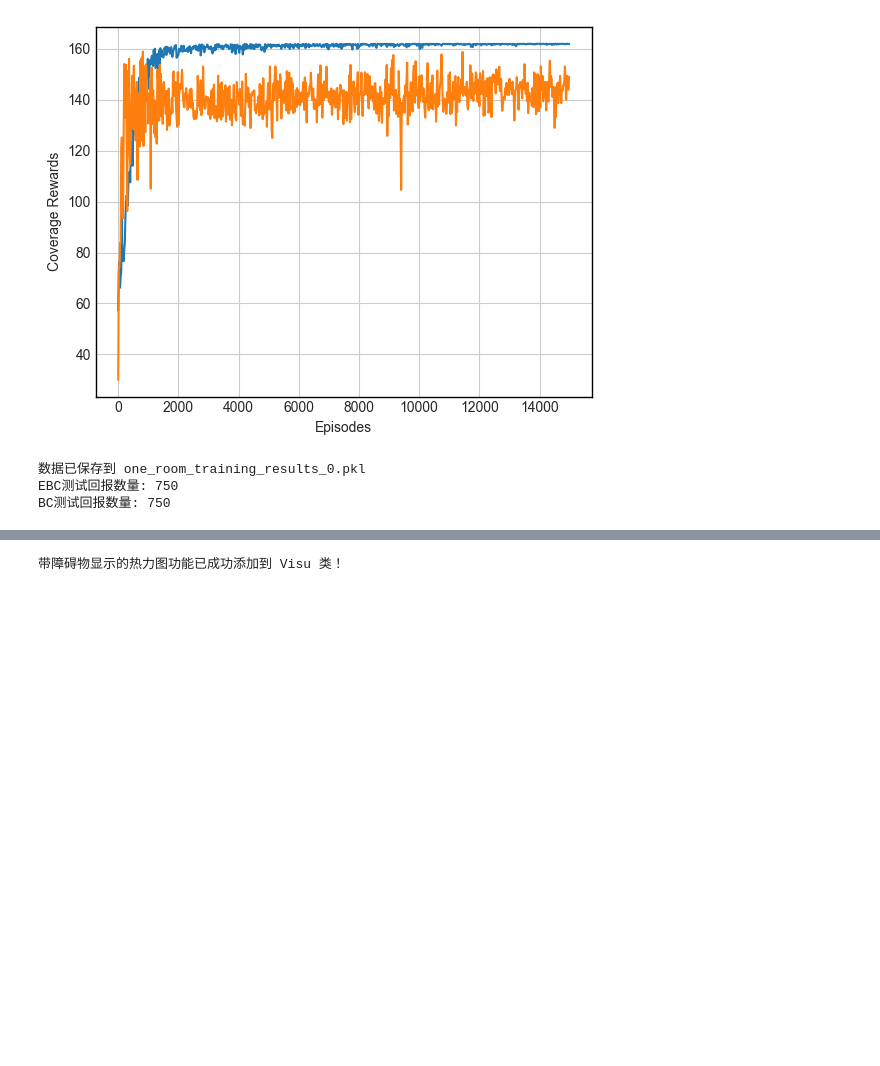
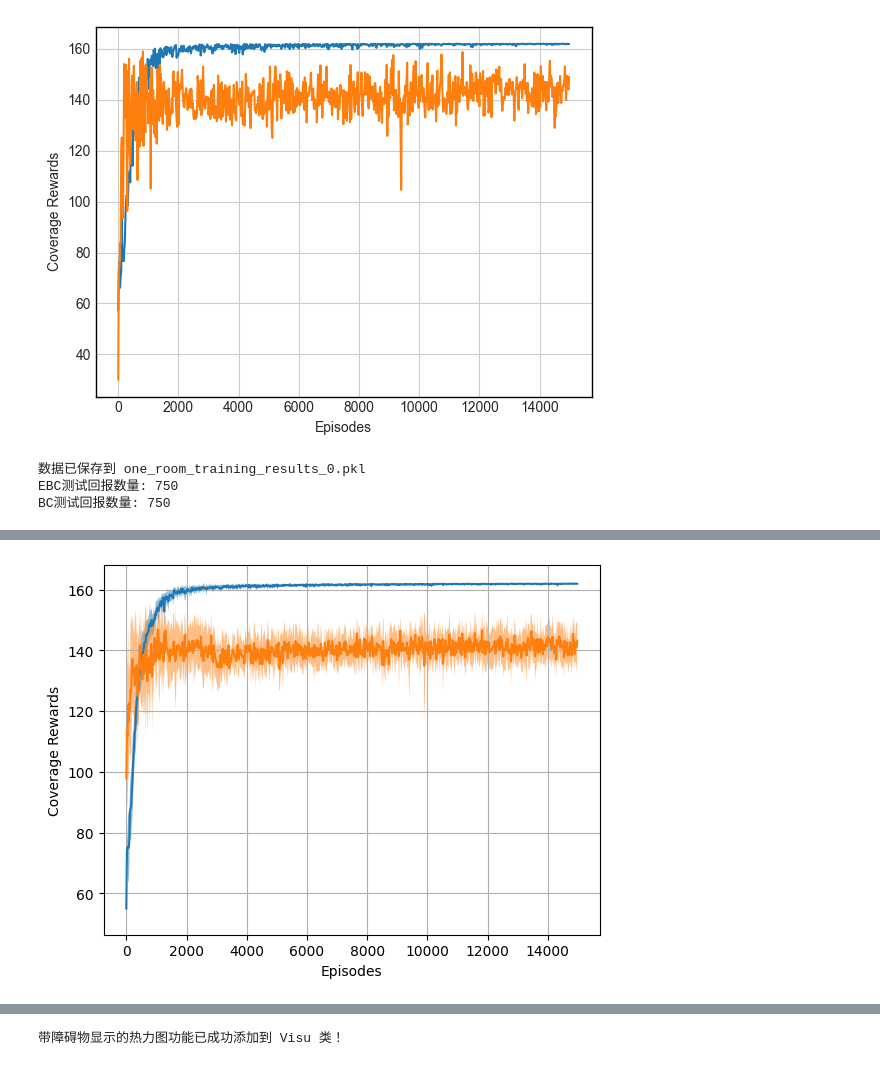
Before and after one commit to zjut-zhy/non-additive-RL, a Jupyter notebook: BC_vs_EBC_one_room_2.ipynb, the cells around one changed output, grey strips where cells are left out. Saved outputs shown, nothing was run; the diff lists cells and outputs as text; code cells hidden in the pictures; blank space fills up the shorter version.

```diff
--- a/BC_vs_EBC_one_room_2.ipynb
+++ b/BC_vs_EBC_one_room_2.ipynb
@@ -822,0 +815,2 @@ import matplotlib.pyplot as plt
+# %%
+training_epochs=5
@@ -822,0 +937,67 @@ import matplotlib.pyplot as plt
+# %%
+import pickle
+import matplotlib.pyplot as plt
+import numpy as np
+import os
+
+# 加载多次运行的数据
+all_ebc_returns = []
+all_bc_returns = []
+
+# 加载所有训练轮次的数据
+for epoch in range(10):  # 假设有10次运行
+    file_path = f'one_room_data/one_room_training_results_{epoch}.pkl'
+    if os.path.exists(file_path):
+        with open(file_path, 'rb') as f:
+            data = pickle.load(f)
+            all_ebc_returns.append(data['ebc_test_returns'])
+            all_bc_returns.append(data['bc_test_returns'])
+        print(f"已加载训练轮次 {epoch} 的数据")
+
+if all_ebc_returns:
+    # 确保所有数据长度一致（取最短长度）
+    min_length = min(len(returns) for returns in all_ebc_returns + all_bc_returns)
+
+    # 截断到相同长度并转换为numpy数组
+    ebc_array = np.array([returns[:min_length] for returns in all_ebc_returns])
+    bc_array = np.array([returns[:min_length] for returns in all_bc_returns])
+
+    # 计算均值和标准差
+    ebc_mean = np.mean(ebc_array, axis=0)
+    ebc_std = np.std(ebc_array, axis=0)
+    bc_mean = np.mean(bc_array, axis=0)
+    bc_std = np.std(bc_array, axis=0)
+
+    # 对数据进行采样，x轴按步长20显示
+    episodes_ebc = np.arange(len(ebc_mean)) * 20
+    episodes_bc = np.arange(len(bc_mean)) * 20
+
+    # 绘制均值线
+    plt.plot(episodes_ebc, ebc_mean, label='SGE-EIL')
+    plt.plot(episodes_bc, bc_mean, label='SGE-IL')
+
+    # 添加标准差带
+    plt.fill_between(episodes_ebc, ebc_mean - ebc_std, ebc_mean + ebc_std,
+                     alpha=0.5)
+    plt.fill_between(episodes_bc, bc_mean - bc_std, bc_mean + bc_std,
+                     alpha=0.5)
+
+    print(f"基于 {len(all_ebc_returns)} 次运行的统计:")
+    print(f"SGE-EIL 最终: {ebc_mean[-1]:.2f}±{ebc_std[-1]:.2f}")
+    print(f"SGE-IL 最终:  {bc_mean[-1]:.2f}±{bc_std[-1]:.2f}")
+else:
+    # 如果没有多次运行数据，就用原来的方式（单次运行）
+    episodes_ebc = np.arange(len(ebc_test_returns)) * 20
+    episodes_bc = np.arange(len(bc_test_returns)) * 20
+
+    plt.plot(episodes_ebc, ebc_test_returns, label='SGE-EIL')
+    plt.plot(episodes_bc, bc_test_returns, label='SGE-IL')
+    print("使用单次运行数据绘图")
+
+plt.xlabel('Episodes')
+plt.ylabel('Coverage Rewards')
+plt.title('')
+# plt.legend()  # 显示图例
+plt.grid(True)
+plt.show()
+# %% [output]
@@ -822,0 +1017 @@ import matplotlib.pyplot as plt
+[figure, added]
```
Also changed, not shown: parts of 5 cells of this notebook, 2 other files.
